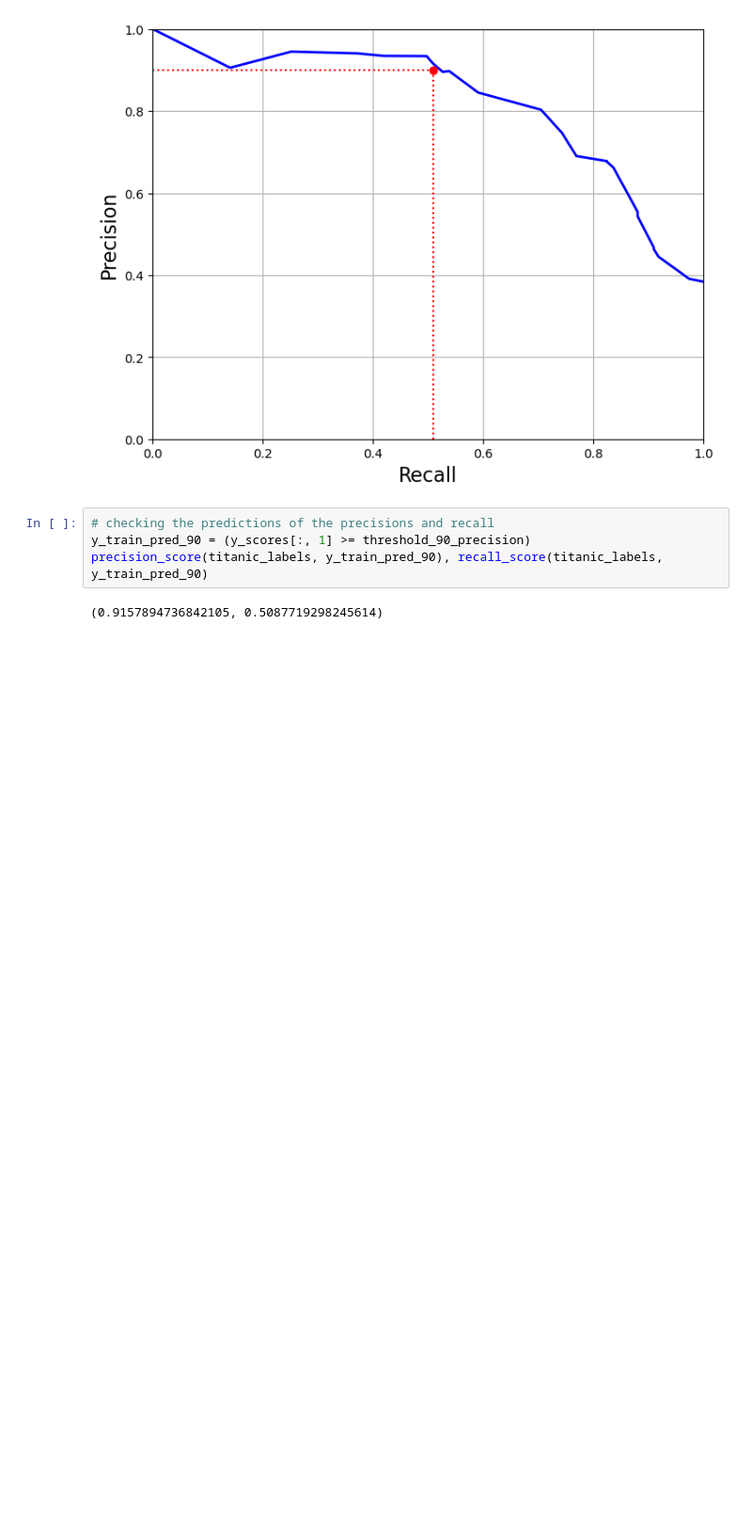
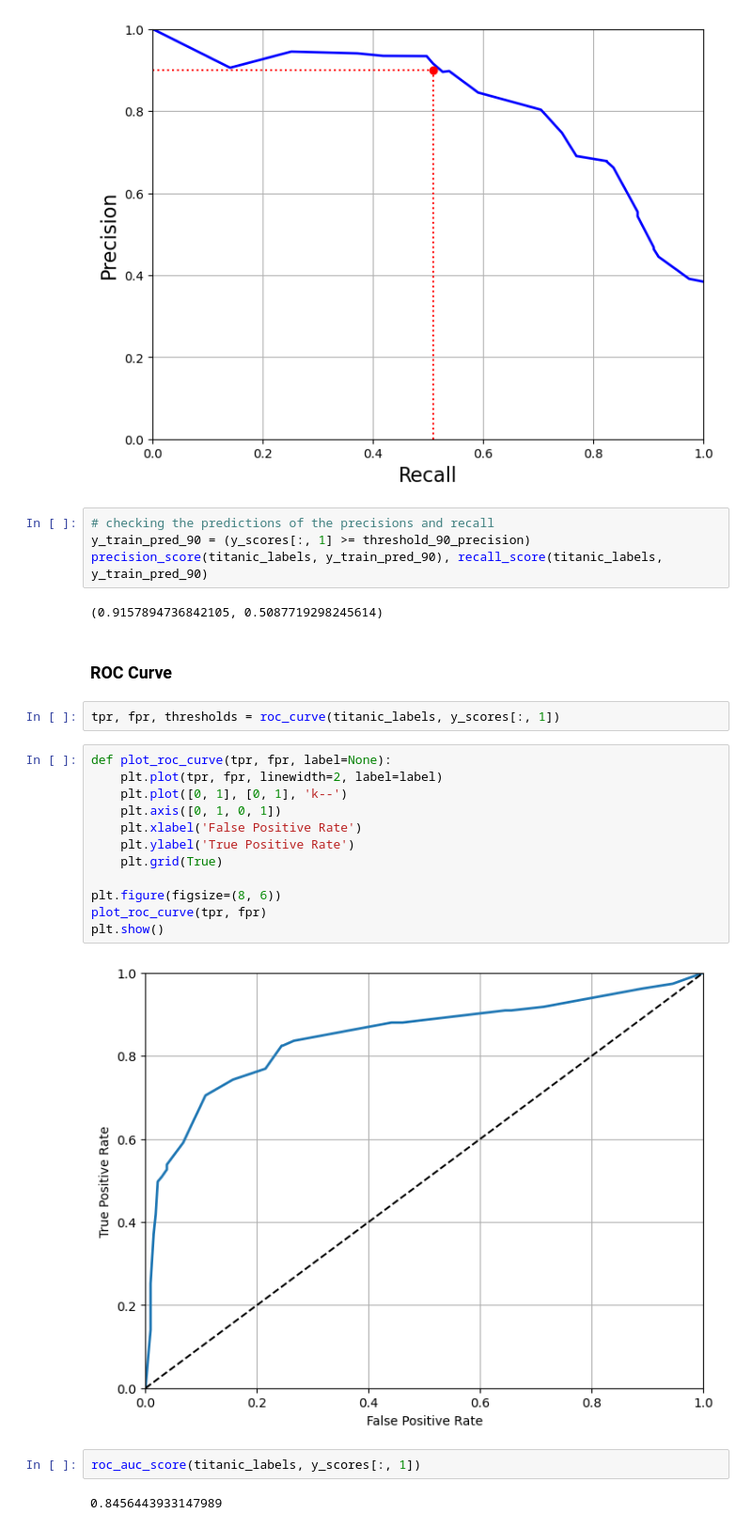
Before and after one commit to mwisechacha/titanic-survival-prediction, a Jupyter notebook: classification.ipynb, the cells around one changed output. Shown: that part at 94% size. Saved outputs shown, nothing was run; the diff lists cells and outputs as text; blank space fills up the shorter version.

Commit message:
ROC curve on decision tree classifier

```diff
--- a/classification.ipynb
+++ b/classification.ipynb
@@ -572,3 +575,25 @@ y_train_pred_90 = (y_scores[:, 1] >= threshold_90_precision)
 precision_score(titanic_labels, y_train_pred_90), recall_score(titanic_labels, y_train_pred_90)
 # %% [output]
 (0.9157894736842105, 0.5087719298245614)
+# %% [markdown]
+### ROC Curve
+# %%
+tpr, fpr, thresholds = roc_curve(titanic_labels, y_scores[:, 1])
+# %%
+def plot_roc_curve(tpr, fpr, label=None):
+    plt.plot(tpr, fpr, linewidth=2, label=label)
+    plt.plot([0, 1], [0, 1], 'k--')
+    plt.axis([0, 1, 0, 1])
+    plt.xlabel('False Positive Rate')
+    plt.ylabel('True Positive Rate')
+    plt.grid(True)
+
+plt.figure(figsize=(8, 6))
+plot_roc_curve(tpr, fpr)
+plt.show()
+# %% [output]
+[figure, added]
+# %%
+roc_auc_score(titanic_labels, y_scores[:, 1])
+# %% [output]
+0.8456443933147989
```
Also changed, not shown: parts of 1 cell of this notebook.
